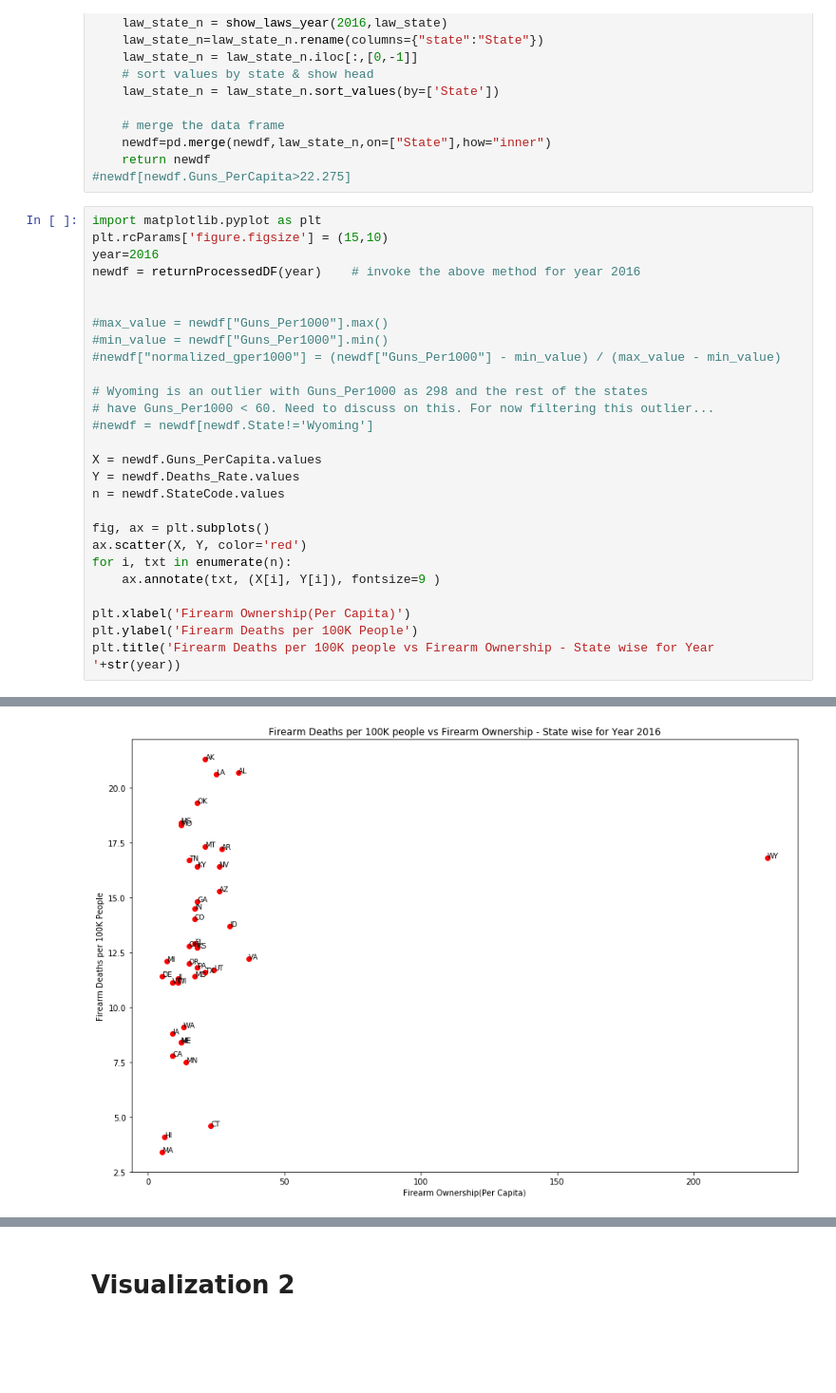
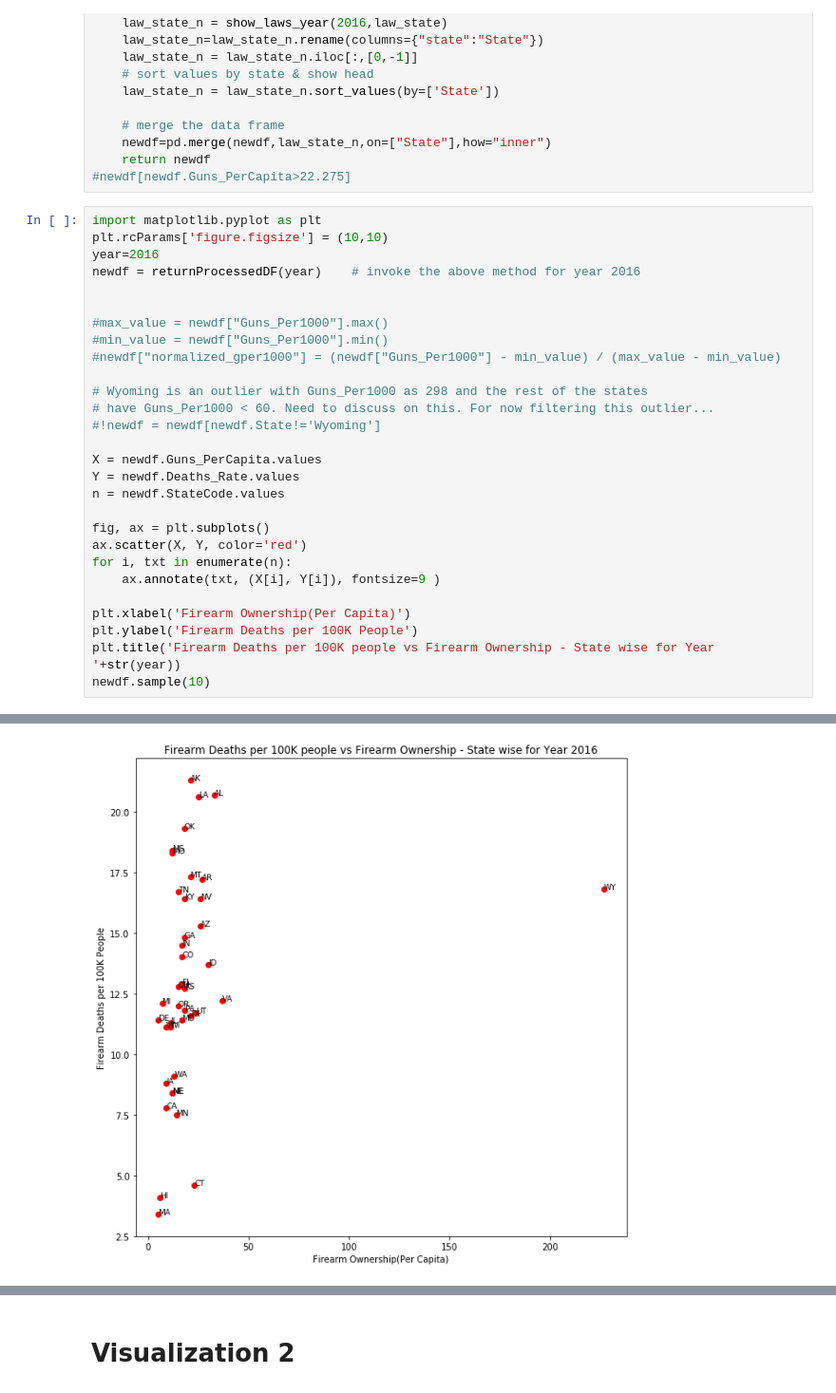
Before and after one commit to srivasud/Group7, a Jupyter notebook: FIRSTVERSION.ipynb, the cells around one changed output, grey strips where cells are left out. Shown at 95% size. Saved outputs shown, nothing was run; the diff lists cells and outputs as text; blank space fills up the shorter version.

Commit message:
Update making of First chart

```diff
--- a/FIRSTVERSION.ipynb
+++ b/FIRSTVERSION.ipynb
@@ -78,7 +100,7 @@ def returnProcessedDF(year):
 #newdf[newdf.Guns_PerCapita>22.275]
 # %%
 import matplotlib.pyplot as plt
-plt.rcParams['figure.figsize'] = (15,10)
+plt.rcParams['figure.figsize'] = (10,10)
 year=2016
 newdf = returnProcessedDF(year)    # invoke the above method for year 2016
 
@@ -89,7 +111,7 @@ newdf = returnProcessedDF(year)    # invoke the above method for year 2016
 
 # Wyoming is an outlier with Guns_Per1000 as 298 and the rest of the states
 # have Guns_Per1000 < 60. Need to discuss on this. For now filtering this outlier...
-#newdf = newdf[newdf.State!='Wyoming']
+#!newdf = newdf[newdf.State!='Wyoming']
 
 X = newdf.Guns_PerCapita.values
 Y = newdf.Deaths_Rate.values
@@ -103,6 +125,7 @@ for i, txt in enumerate(n):
 plt.xlabel('Firearm Ownership(Per Capita)')
 plt.ylabel('Firearm Deaths per 100K People')
 plt.title('Firearm Deaths per 100K people vs Firearm Ownership - State wise for Year '+str(year))
+newdf.sample(10)
 # %% [output]
 A value is trying to be set on a copy of a slice from a DataFrame.
 Try using .loc[row_indexer,col_indexer] = value instead
@@ -128 +145 @@ See the caveats in the documentation: http://pandas.pydata.org/pandas-docs/stabl
-[figure, old version]
+[figure, new version]
```
Also changed, not shown: parts of 5 cells of this notebook.
